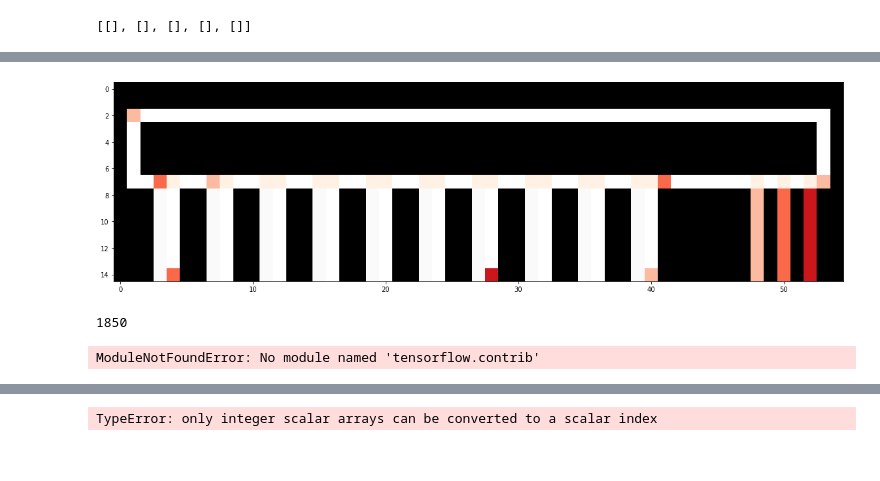
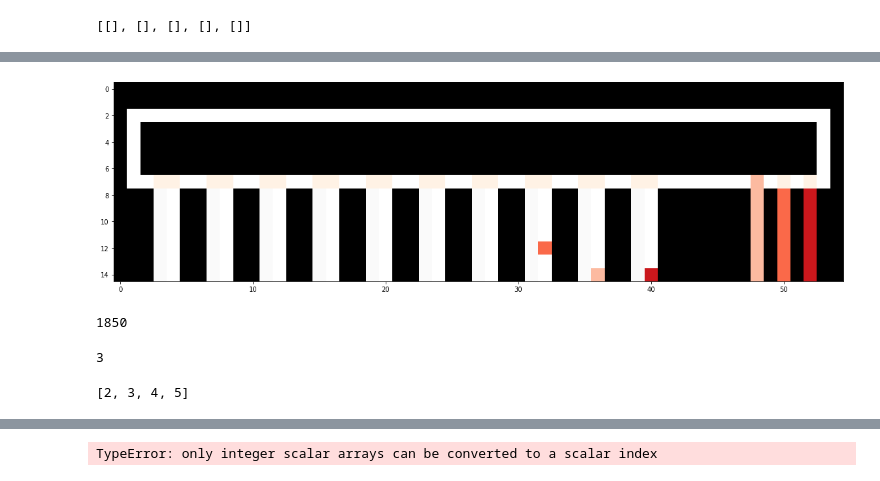
Before and after one commit to VincentFokker/Thesis, a Jupyter notebook: Simulation try.ipynb, the cells around one changed output, grey strips where cells are left out. Drawn from its saved outputs; the diff is of its cells as text; code cells hidden in the pictures.

```diff
--- a/Simulation try.ipynb
+++ b/Simulation try.ipynb
@@ -2658,13 +2658,11 @@ Resulting in sequence of actions:  [3, 2, 3, 2, 3, 3, 2, 1, 1, 3, 1, 3, 3, 3, 2,
 # %%
-state, reward, done, info = env.step(0)
+state, reward, done, info = env.step(1)
 env.render_plt()
 len(state)
 # %% [output]
-[figure, old version]
+[figure, new version]
 1850
-# %%
-from stable_baselines.common.env_checker import check_env
-# It will check your custom environment and output additional warnings if needed
-check_env(env)
-# %% [output]
-ModuleNotFoundError: No module named 'tensorflow.contrib'
+# %%
+len([item for item in env.items_on_conv if item[0][1] > 7])
+# %% [output]
+3
@@ -2670,0 +2672,13 @@ ModuleNotFoundError: No module named 'tensorflow.contrib'
+# %%
+previous = 0
+sequence = []
+
+for i in range(len(demand)):
+    try:
+        previous = in_queue.index(demand[i], previous, len(demand)+1)
+        sequence.append(previous)
+    except:
+        break
+sequence
+# %% [output]
+[2, 3, 4, 5]
```
Also changed, not shown: parts of 4 cells of this notebook, 1 other file.
